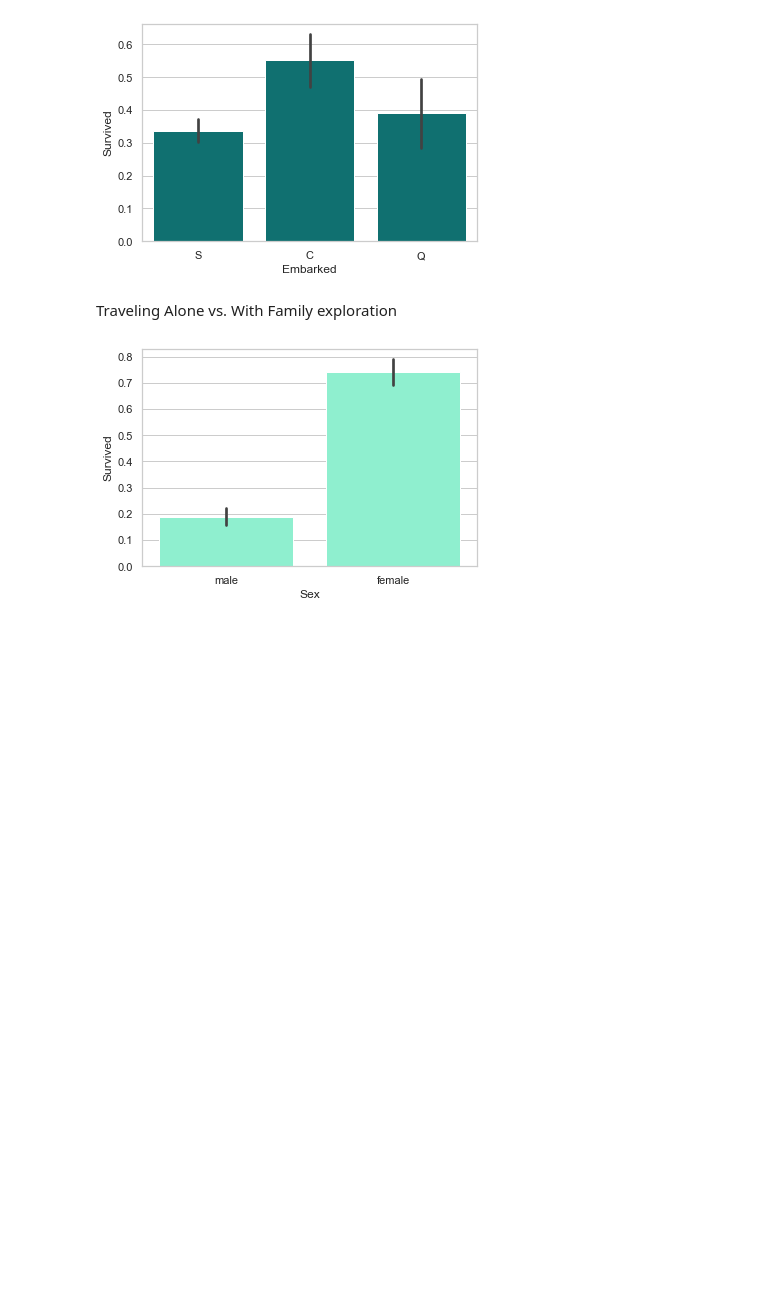
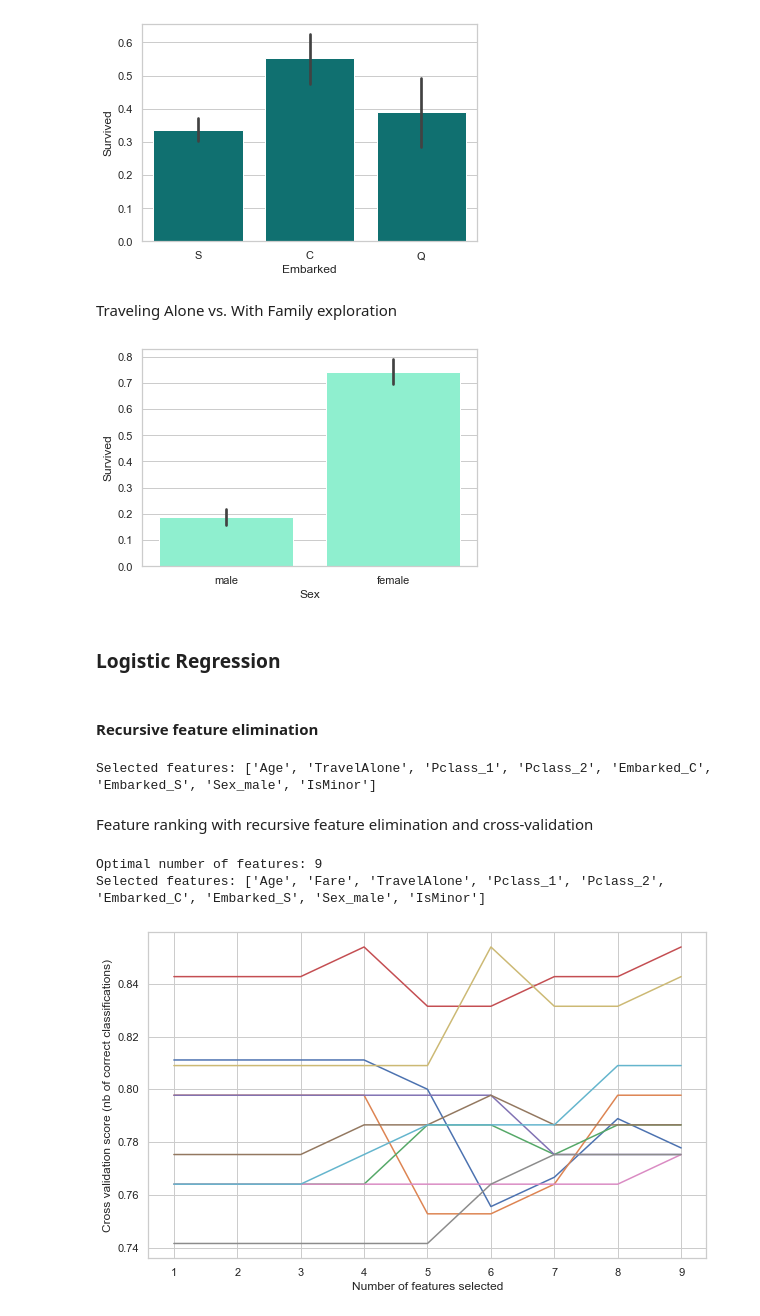
Before and after one commit to mdodovic/Logistic-Regression, a Jupyter notebook: logistic_regression.ipynb, the cells around one changed output. Drawn from its saved outputs; the diff is of its cells as text; code cells hidden in the pictures; blank space fills up the shorter version.

Commit message:
add logistic regression models

```diff
--- a/logistic_regression.ipynb
+++ b/logistic_regression.ipynb
@@ -278,3 +278,45 @@ sns.barplot('Sex', 'Survived', data=train_df, color="aquamarine")
 plt.show()
 # %% [output]
 [figure]
+# %% [markdown]
+### Logistic Regression
+# %% [markdown]
+#### Recursive feature elimination
+# %%
+from sklearn.linear_model import LogisticRegression
+from sklearn.feature_selection import RFE
+
+cols = ["Age","Fare","TravelAlone","Pclass_1","Pclass_2","Embarked_C","Embarked_S","Sex_male","IsMinor"]
+X = final_train[cols]
+y = final_train['Survived']
+# Build a logreg and compute the feature importances
+model = LogisticRegression()
+# create the RFE model and select 8 attributes
+rfe = RFE(model, n_features_to_select=8, step=1)
+rfe = rfe.fit(X, y)
+# summarize the selection of the attributes
+print('Selected features: %s' % list(X.columns[rfe.support_]))
+# %% [output]
+Selected features: ['Age', 'TravelAlone', 'Pclass_1', 'Pclass_2', 'Embarked_C', 'Embarked_S', 'Sex_male', 'IsMinor']
+# %% [markdown]
+Feature ranking with recursive feature elimination and cross-validation
+# %%
+from sklearn.feature_selection import RFECV
+# Create the RFE object and compute a cross-validated score.
+# The "accuracy" scoring is proportional to the number of correct classifications
+rfecv = RFECV(estimator=LogisticRegression(), step=1, cv=10, scoring='accuracy')
+rfecv.fit(X, y)
+
+print("Optimal number of features: %d" % rfecv.n_features_)
+print('Selected features: %s' % list(X.columns[rfecv.support_]))
+
+# Plot number of features VS. cross-validation scores
+plt.figure(figsize=(10,6))
+plt.xlabel("Number of features selected")
+plt.ylabel("Cross validation score (nb of correct classifications)")
+plt.plot(range(1, len(rfecv.grid_scores_) + 1), rfecv.grid_scores_)
+plt.show()
+# %% [output]
+Optimal number of features: 9
+Selected features: ['Age', 'Fare', 'TravelAlone', 'Pclass_1', 'Pclass_2', 'Embarked_C', 'Embarked_S', 'Sex_male', 'IsMinor']
+[figure, added]
```
Also changed, not shown: parts of 14 cells of this notebook.
